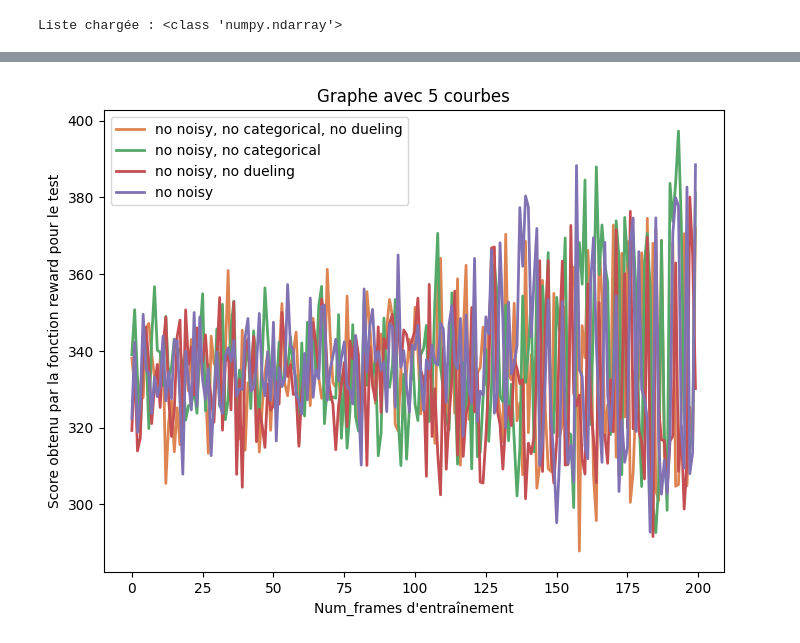
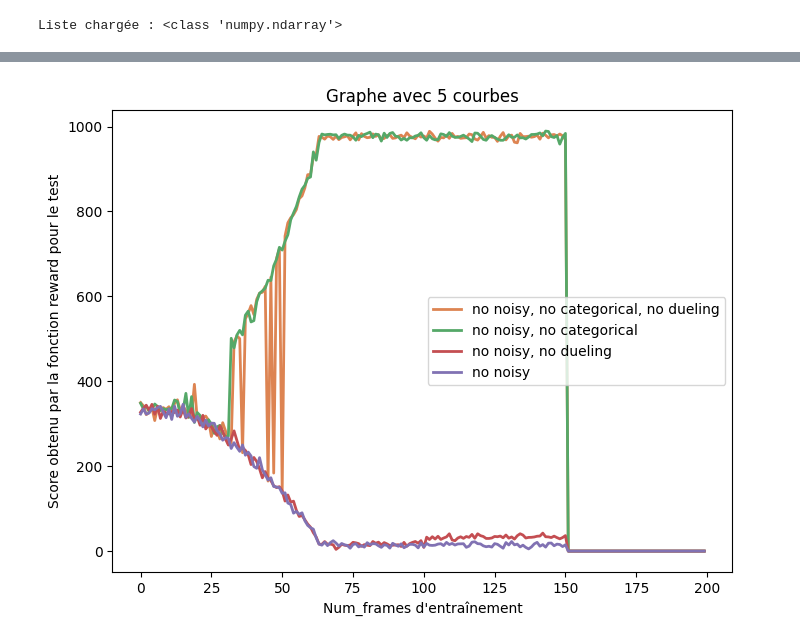
Before and after one commit to Mont-Lo/Planif_en_IA, a Jupyter notebook: graph_rainbows.ipynb, the cells around one changed output, grey strips where cells are left out. Saved outputs shown, nothing was run; the diff lists cells and outputs as text; code cells hidden in the pictures.

Commit message:
mise à jour des notebooks principaux + fichiers + 2 graphs picture

```diff
--- a/graph_rainbows.ipynb
+++ b/graph_rainbows.ipynb
@@ -43,11 +44,12 @@ seed_torch(seed)
 # Initialisation
 # %%
 # paramètres
-num_frames = 3
+num_frames = 200
 memory_size = 100000 #ou 10 000 d'après le code original
 batch_size = 128
 target_update = 100
 epsilon_decay = 1 / 2000
+buffer_dir = './buffer_saves'
 # %% [markdown]
 # Agent
 # %% [markdown]
@@ -112,8 +162,6 @@ print(os.listdir())
 # %%
-import pickle
-
 # Charger le fichier localement
-with open("ma_liste_0_199.pkl", "rb") as f:
+with open("score_agents_200.pkl", "rb") as f:
     score_agents = pickle.load(f)
 
 print("Liste chargée :", type(score_agents))  # Vérifie le type de l'objet
@@ -142,24 +170,24 @@ array([[ 0.00000e+00,  1.04500e+03, -1.99700e+01,  2.52460e+02,
 # %%
-liste_frames = np.arange(200)
+liste_frames = np.arange(num_frames)
 liste_label = ["rainbow", "no noisy, no categorical, no dueling", "no noisy, no categorical", "no noisy, no dueling", "no noisy"]
 # Générer une palette de 5 couleurs harmonieuses
 colors = sns.color_palette("deep", n_colors=len(liste_label))
 
 
 # Création de la figure et du graphe
 plt.figure(figsize=(8, 6))
 plt.title("Graphe avec 5 courbes")
 
 # Tracer les courbes
 for i in range(1,len(liste_label)):
     plt.plot(liste_frames, score_agents[i], label=liste_label[i], color=colors[i], linewidth=2)
 
 # Ajout de la légende et des labels
 plt.xlabel("Num_frames d'entraînement") # QU EST CE QUE NUM FRAMES DANS TRAI?
 plt.ylabel("Score obtenu par la fonction reward pour le test")
 plt.legend()
 
 # Affichage du graphe
 plt.show()
 # %% [output]
-[figure, old version]
+[figure, new version]
```
Also changed, not shown: parts of 6 cells of this notebook, 4 other files.
